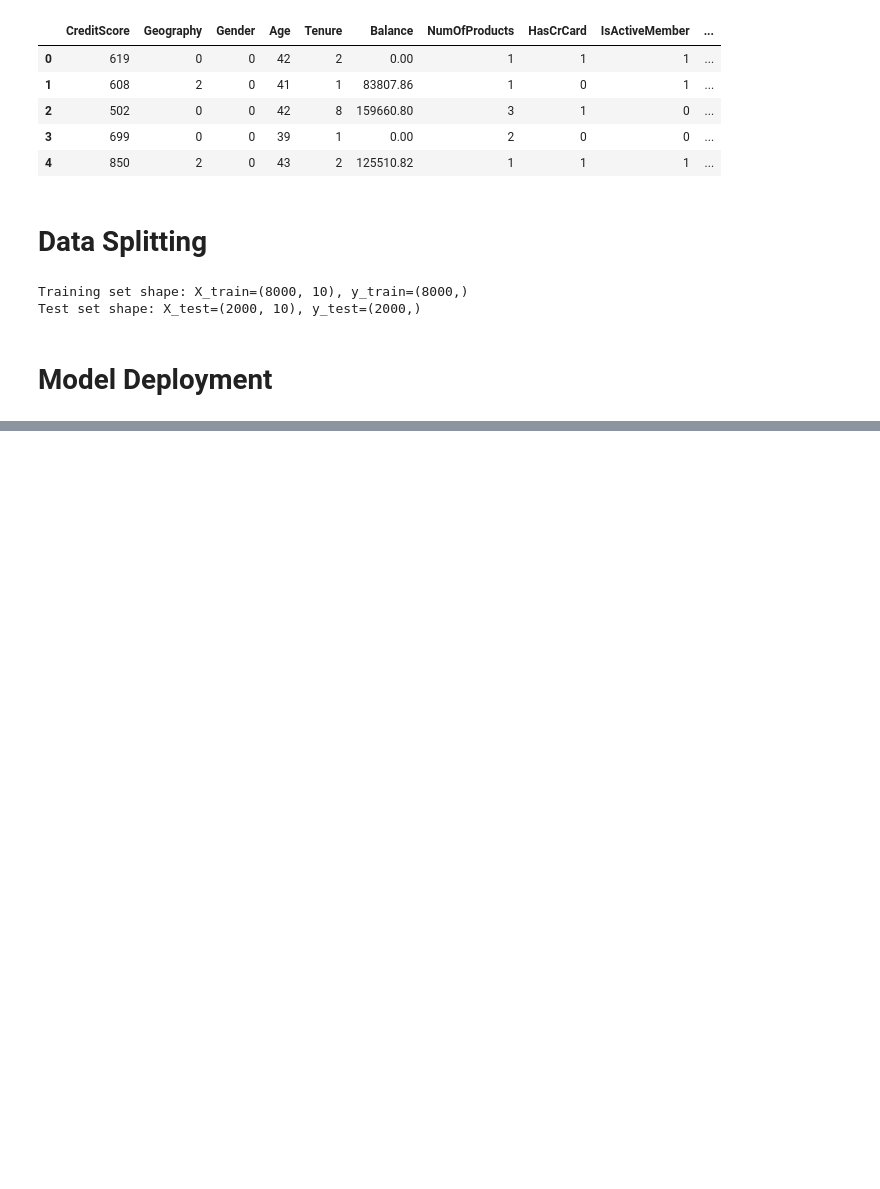
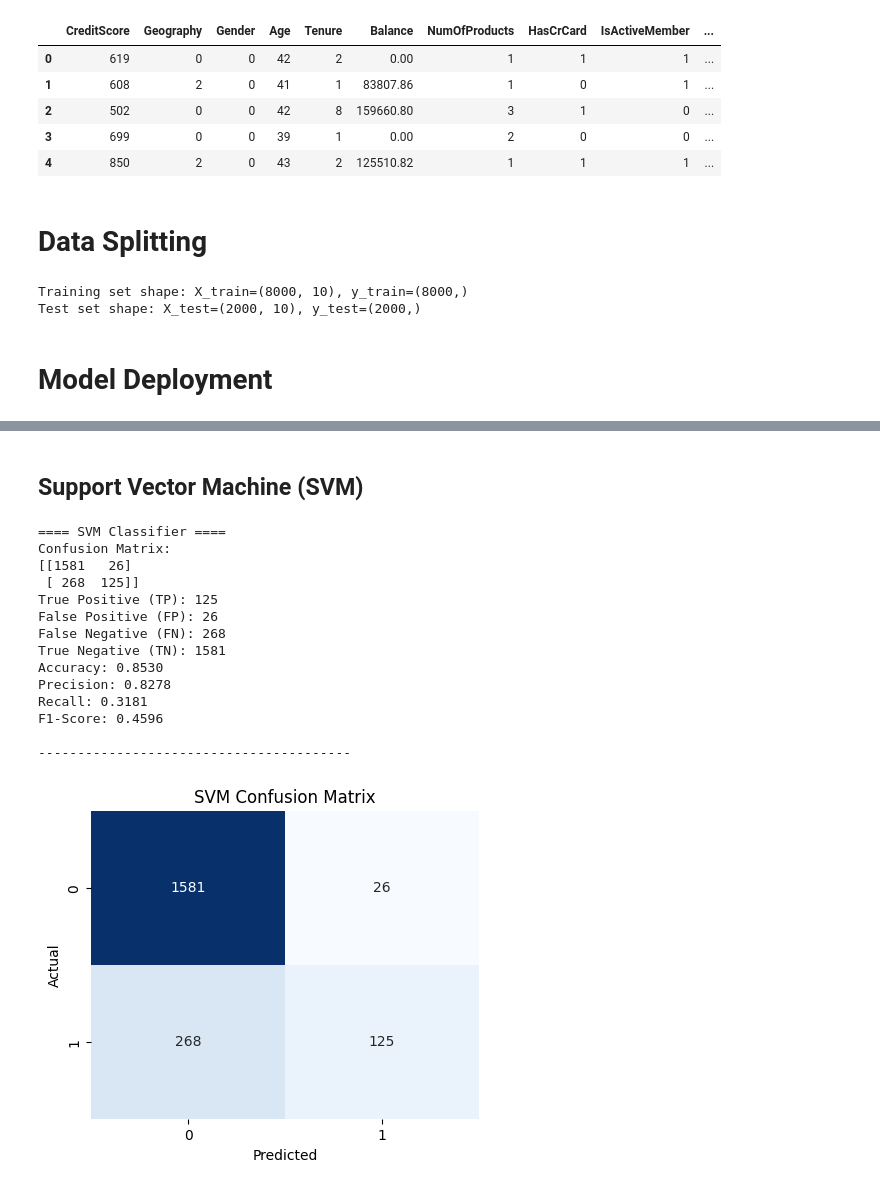
Before and after one commit to ai-azz/customer-churn-classification, a Jupyter notebook: customer churn-binary classification.ipynb, the cells around one changed output, grey strips where cells are left out. Cells and saved outputs as stored; diff of their text form; code cells hidden in the pictures; blank space fills up the shorter version.

```diff
--- a/customer churn-binary classification.ipynb
+++ b/customer churn-binary classification.ipynb
@@ -291,0 +431,42 @@ Test set shape: X_test=(2000, 10), y_test=(2000,)
+# %% [markdown]
+## **Support Vector Machine (SVM)**
+# %%
+# Support Vector Machine (SVM)
+y_pred_svm = svm.predict(X_test)
+cm_svm = confusion_matrix(y_test, y_pred_svm)
+tn, fp, fn, tp = cm_svm.ravel()
+print("==== SVM Classifier ====")
+print("Confusion Matrix:")
+print(cm_svm)
+print(f"True Positive (TP): {tp}")
+print(f"False Positive (FP): {fp}")
+print(f"False Negative (FN): {fn}")
+print(f"True Negative (TN): {tn}")
+print(f"Accuracy: {accuracy_score(y_test, y_pred_svm):.4f}")
+print(f"Precision: {precision_score(y_test, y_pred_svm):.4f}")
+print(f"Recall: {recall_score(y_test, y_pred_svm):.4f}")
+print(f"F1-Score: {f1_score(y_test, y_pred_svm):.4f}")
+print("\n" + "-"*40 + "\n")
+
+plt.figure(figsize=(5, 4))
+sns.heatmap(cm_svm, annot=True, fmt='d', cmap='Blues', cbar=False)
+plt.title('SVM Confusion Matrix')
+plt.xlabel('Predicted')
+plt.ylabel('Actual')
+plt.show()
+# %% [output]
+==== SVM Classifier ====
+Confusion Matrix:
+[[1581   26]
+ [ 268  125]]
+True Positive (TP): 125
+False Positive (FP): 26
+False Negative (FN): 268
+True Negative (TN): 1581
+Accuracy: 0.8530
+Precision: 0.8278
+Recall: 0.3181
+F1-Score: 0.4596
+
+----------------------------------------
+[figure, added]
```
Also changed, not shown: parts of 12 cells of this notebook.
